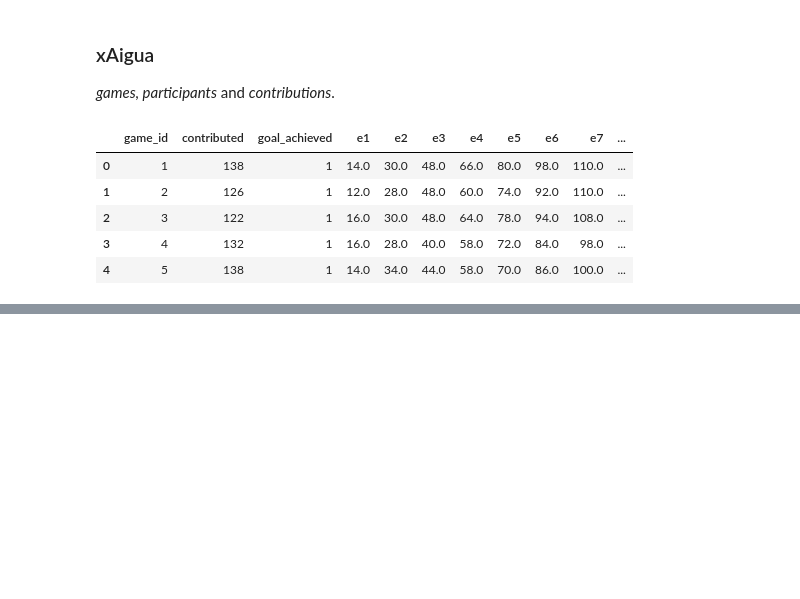
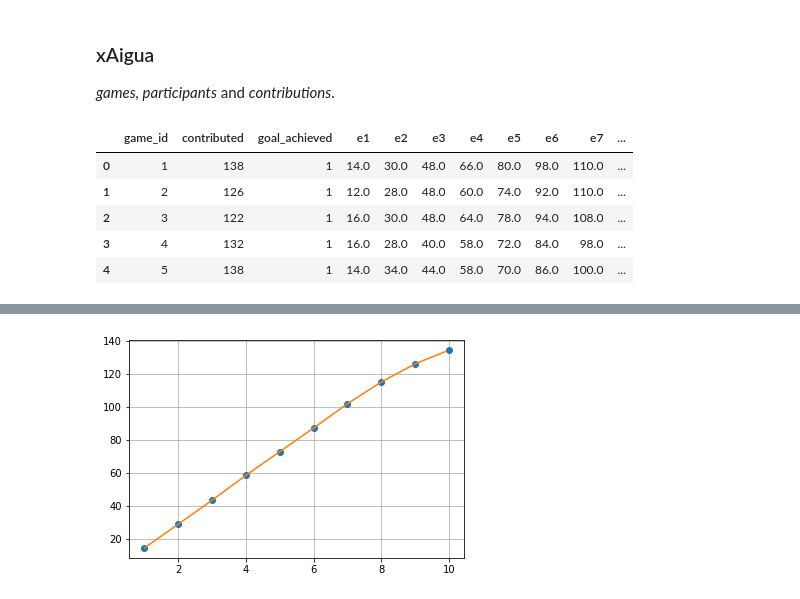
Before and after one commit to menektoni/TfG, a Jupyter notebook: Data_Analysis.ipynb, the cells around one changed output, grey strips where cells are left out. Saved outputs shown, nothing was run; the diff lists cells and outputs as text; code cells hidden in the pictures; blank space fills up the shorter version.

Commit message:
Ploted the gini index and calculated the mean. Also calculated the interpolation's mean of each evolution.

```diff
--- a/Data_Analysis.ipynb
+++ b/Data_Analysis.ipynb
@@ -555,3 +556,22 @@ fig = px.scatter(y=series,
 fig.add_hline(y=120)
 # %% [output]
 [interactive output not drawn]
+# %%
+# Interpolation of the contribution.
+
+    # Ask for what I have to do here now.
+
+interpolation_val = []
+x = np.arange(1, 11)
+for i in range(1, 11):
+    interpolation_val.append(np.mean(games['e'+str(i)]))
+interpolation_val = np.asarray(interpolation_val)
+f = sp.interpolate.interp1d(x, interpolation_val)
+
+xnew = np.arange(1, 10, 0.1)
+ynew = f(xnew)
+plt.plot(x, interpolation_val, 'o', xnew, ynew, '-')
+plt.grid()
+plt.show()
+# %% [output]
+[figure, added]
```
Also changed, not shown: parts of 9 cells of this notebook.
